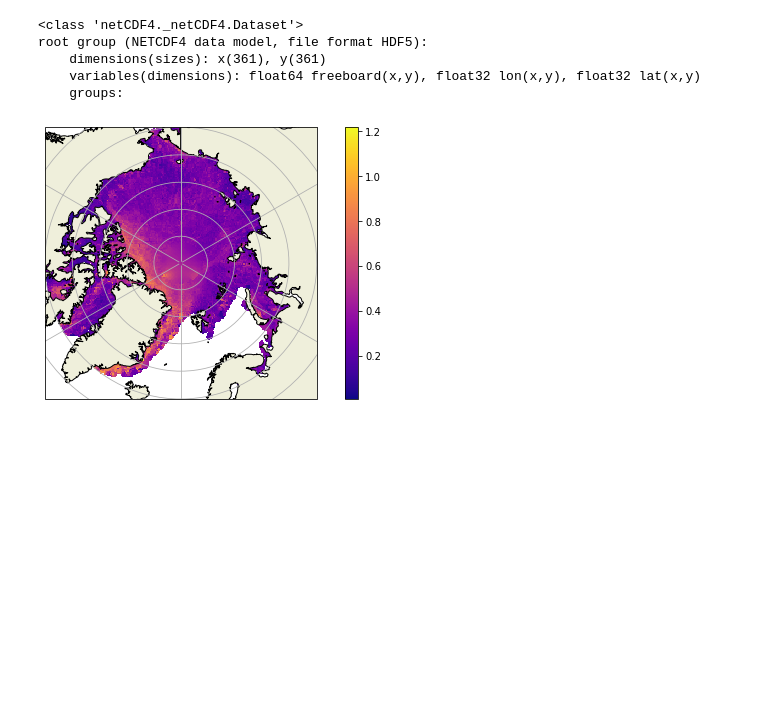
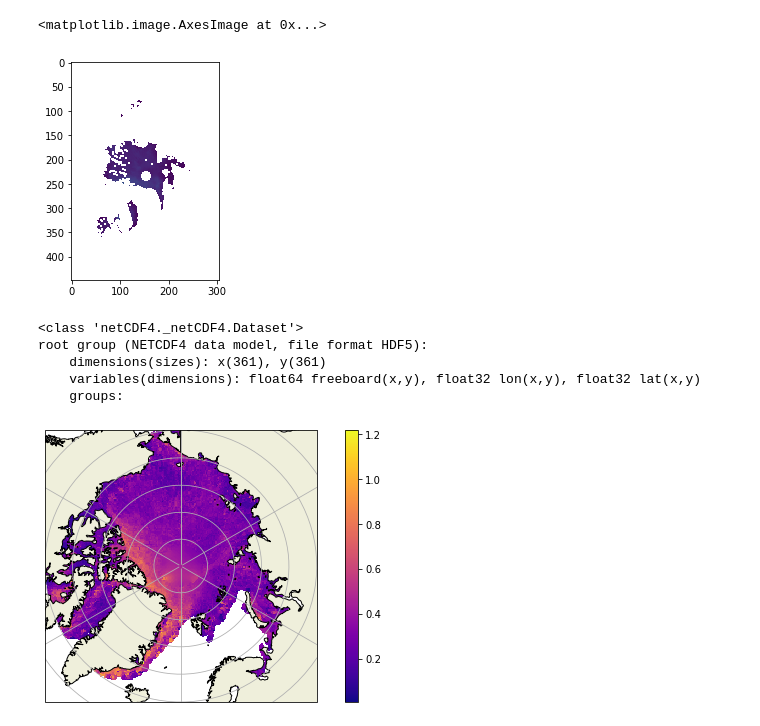
Before and after one commit to robbiemallett/book_chapter, a Jupyter notebook: notebooks/F3_Thickness_figure.ipynb, the cells around one changed output. Saved outputs shown, nothing was run; the diff lists cells and outputs as text; code cells hidden in the pictures; blank space fills up the shorter version.

```diff
--- a/notebooks/F3_Thickness_figure.ipynb
+++ b/notebooks/F3_Thickness_figure.ipynb
@@ -277,3 +257,8 @@ plt.show()
+# %%
+plt.imshow(mean_IS2_sit)
+# %% [output]
+<matplotlib.image.AxesImage at 0x...>
+[figure, added]
 # %%
 d = Dataset('/media/robbie/TOSHIBA EXT/icesat/ICESAT/361/03_2007_ICESAT.nc')
 d
```
Also changed, not shown: parts of 9 cells of this notebook, 8 other files.
